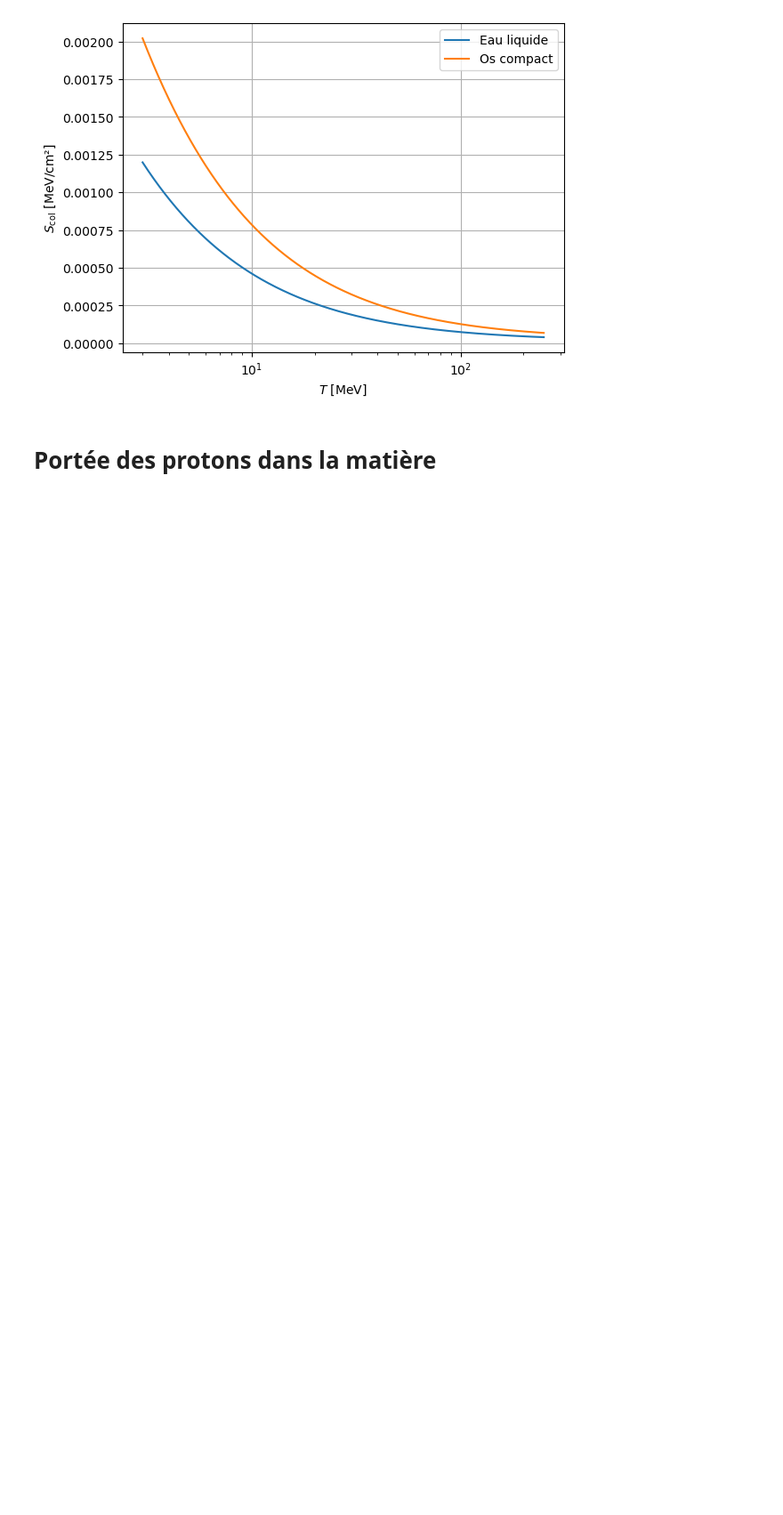
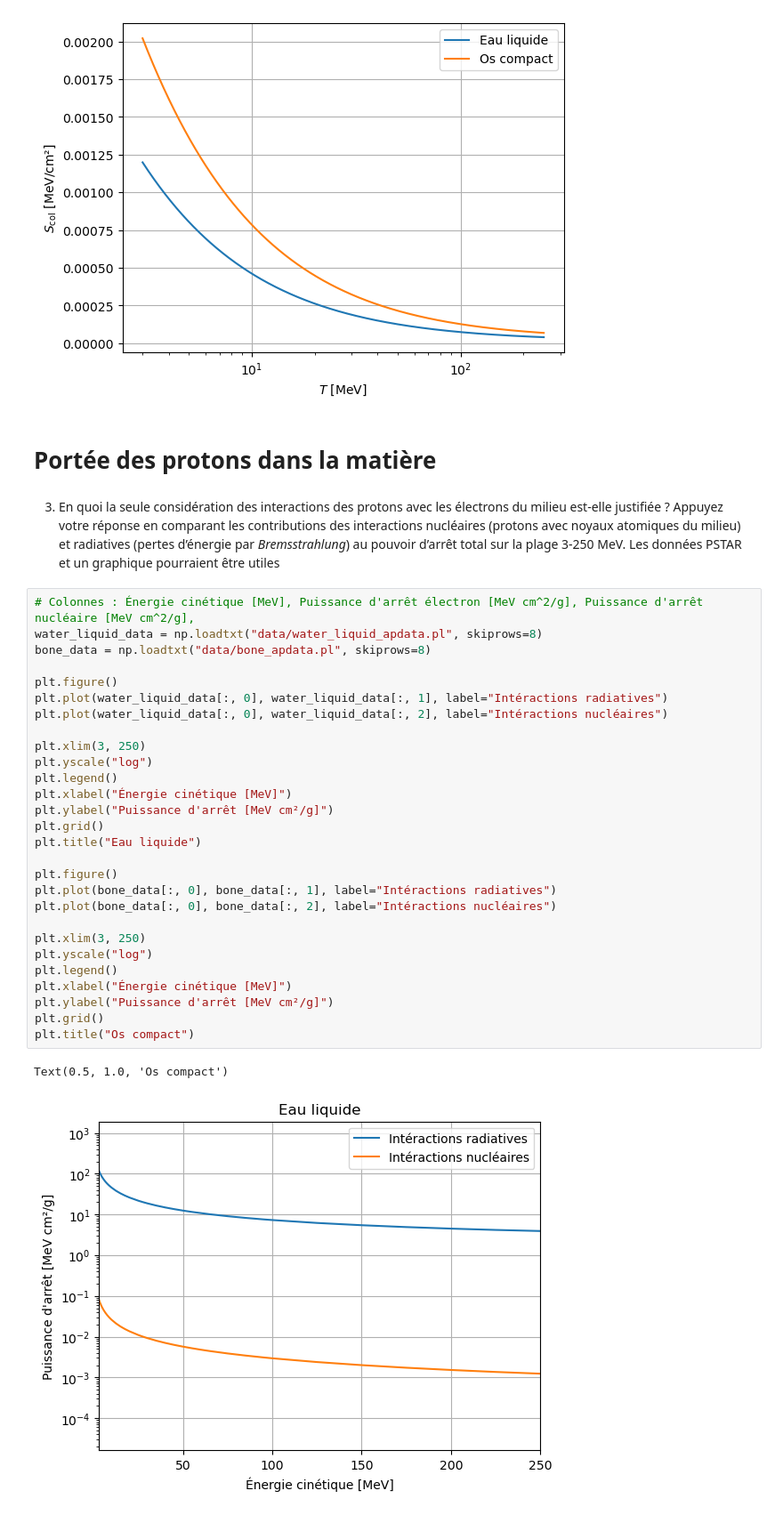
Before and after one commit to Antetokounpo/PhysNum-TP, a Jupyter notebook: tp1.ipynb, the cells around one changed output. Shown at 89% size. Cells and saved outputs as stored; diff of their text form; blank space fills up the shorter version.

```diff
--- a/tp1.ipynb
+++ b/tp1.ipynb
@@ -74,3 +74,36 @@ plt.grid()
 [figure]
 # %% [markdown]
 # Portée des protons dans la matière
+# %% [markdown]
+3. En quoi la seule considération des interactions des protons avec les électrons du milieu est-elle justifiée ? Appuyez votre réponse en comparant les contributions des interactions nucléaires (protons avec noyaux atomiques du milieu) et radiatives (pertes d’énergie par _Bremsstrahlung_) au pouvoir d’arrêt total sur la plage 3-250 MeV. Les données PSTAR et un graphique pourraient être utiles
+# %%
+# Colonnes : Énergie cinétique [MeV], Puissance d'arrêt électron [MeV cm^2/g], Puissance d'arrêt nucléaire [MeV cm^2/g],
+water_liquid_data = np.loadtxt("data/water_liquid_apdata.pl", skiprows=8)
+bone_data = np.loadtxt("data/bone_apdata.pl", skiprows=8)
+
+plt.figure()
+plt.plot(water_liquid_data[:, 0], water_liquid_data[:, 1], label="Intéractions radiatives")
+plt.plot(water_liquid_data[:, 0], water_liquid_data[:, 2], label="Intéractions nucléaires")
+
+plt.xlim(3, 250)
+plt.yscale("log")
+plt.legend()
+plt.xlabel("Énergie cinétique [MeV]")
+plt.ylabel("Puissance d'arrêt [MeV cm²/g]")
+plt.grid()
+plt.title("Eau liquide")
+
+plt.figure()
+plt.plot(bone_data[:, 0], bone_data[:, 1], label="Intéractions radiatives")
+plt.plot(bone_data[:, 0], bone_data[:, 2], label="Intéractions nucléaires")
+
+plt.xlim(3, 250)
+plt.yscale("log")
+plt.legend()
+plt.xlabel("Énergie cinétique [MeV]")
+plt.ylabel("Puissance d'arrêt [MeV cm²/g]")
+plt.grid()
+plt.title("Os compact")
+# %% [output]
+Text(0.5, 1.0, 'Os compact')
+[figure, added]
```
Also changed, not shown: parts of 2 cells of this notebook, 2 other files.
